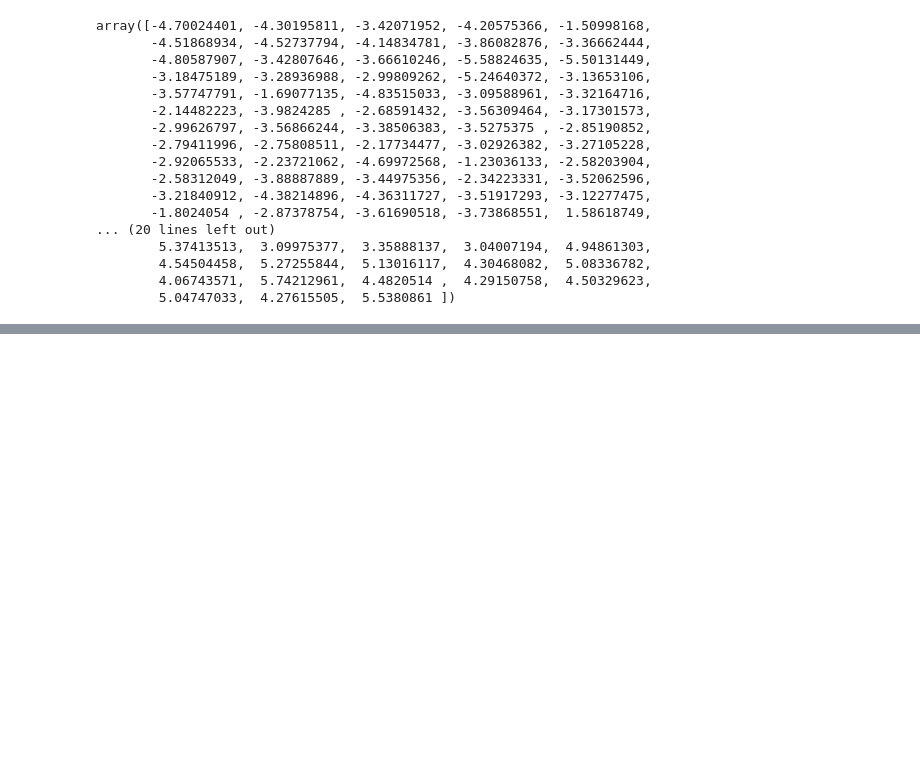
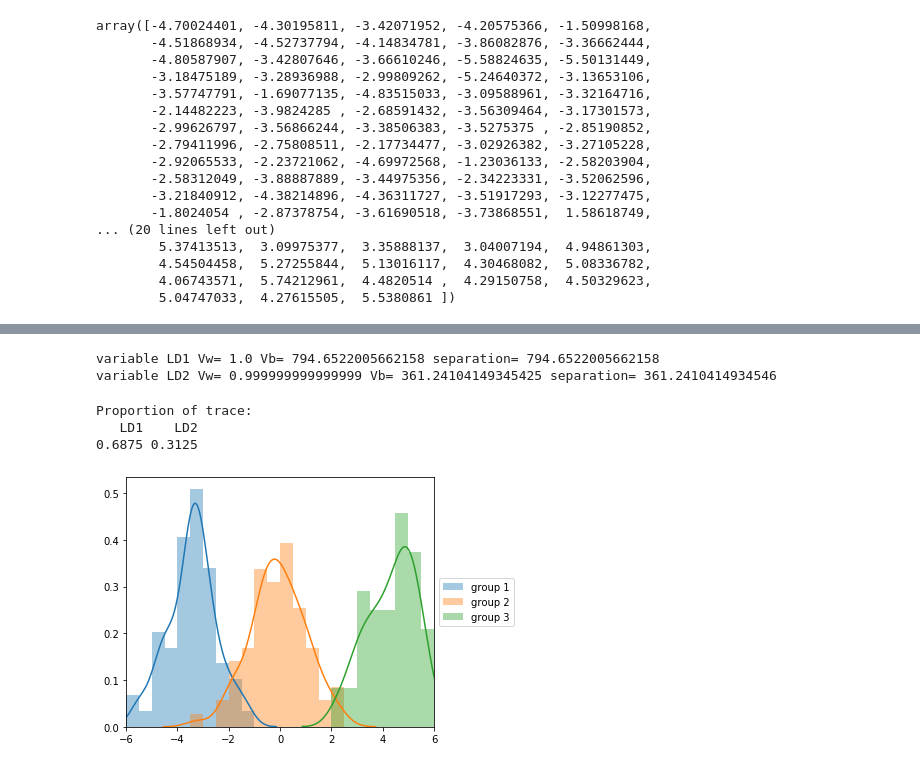
Before and after one commit to jklug34/Wine-sample-multivariate-analysis-python, a Jupyter notebook: multivariate_analysis_python.ipynb, the cells around one changed output, grey strips where cells are left out. Drawn from its saved outputs; the diff is of its cells as text; code cells hidden in the pictures; blank space fills up the shorter version.

```diff
--- a/multivariate_analysis_python.ipynb
+++ b/multivariate_analysis_python.ipynb
@@ -1014,3 +1039,22 @@ array([-4.70024401, -4.30195811, -3.42071952, -4.20575366, -1.50998168,
         4.54504458,  5.27255844,  5.13016117,  4.30468082,  5.08336782,
         4.06743571,  5.74212961,  4.4820514 ,  4.29150758,  4.50329623,
         5.04747033,  4.27615505,  5.5380861 ])
+# %%
+# calculate seperation achieved by each discriminant function
+# calculate the value of each discriminant function by
+# sub the values of the variables into the linear combination for the discriminant function and then scale
+def rpredict(lda, X, y, out=False):
+    ret = {"class": lda.predict(X),"posterior": pd.DataFrame(lda.predict_proba(X), columns=lda.classes_)}
+    ret["x"] = pd.DataFrame(lda.fit_transform(X, y))
+    ret["x"].columns = ["LD"+str(i+1) for i in range(ret["x"].shape[1])]
+    if out:
+        print("class")
+        print(ret["class"])
+        print()
+        print("posterior")
+        print(ret["posterior"])
+        print()
+        print("x")
+        print(ret["x"])
+    return ret
+lda_values = rpredict(lda, standardizedX, y, True)
@@ -1016,0 +1079,48 @@ array([-4.70024401, -4.30195811, -3.42071952, -4.20575366, -1.50998168,
+# %%
+# calc seperation (between groups var / within groups var)
+calcSeparations(lda_values["x"], y)
+# %% [output]
+variable LD1 Vw= 1.0 Vb= 794.6522005662158 separation= 794.6522005662158
+variable LD2 Vw= 0.999999999999999 Vb= 361.24104149345425 separation= 361.2410414934546
+# %%
+# sum of LD1 + LD2 = 1155.89
+# percent sep LD1 = 794/1155 = 0.68  or 68%
+# percent sep LD2 = 361/1155 = 0.31  or 31%
+def proportion_of_trace(lda):
+    ret = pd.DataFrame([round(i, 4) for i in lda.explained_variance_ratio_ if round(i, 4) > 0], columns=["ExplainedVariance"])
+    ret.index = ["LD"+str(i+1) for i in range(ret.shape[0])]
+    ret = ret.transpose()
+    print("Proportion of trace:")
+    print(ret.to_string(index=False))
+    return ret
+
+proportion_of_trace(LinearDiscriminantAnalysis(solver="eigen").fit(X, y));
+# %% [output]
+Proportion of trace:
+   LD1    LD2
+0.6875 0.3125
+# %%
+def ldahist(data, g, sep=False):
+    xmin = np.trunc(np.min(data)) - 1
+    xmax = np.trunc(np.max(data)) + 1
+    ncol = len(set(g))
+    binwidth = 0.5
+    bins=np.arange(xmin, xmax + binwidth, binwidth)
+    if sep:
+        fig, axl = plt.subplots(ncol, 1, sharey=True, sharex=True)
+    else:
+        fig, axl = plt.subplots(1, 1, sharey=True, sharex=True)
+        axl = [axl]*ncol
+    for ax, (group, gdata) in zip(axl, data.groupby(g)):
+        sns.distplot(gdata.values, bins, ax=ax, label="group "+str(group))
+        ax.set_xlim([xmin, xmax])
+        if sep:
+            ax.set_xlabel("group"+str(group))
+        else:
+            ax.legend(loc='center left', bbox_to_anchor=(1, 0.5))
+    plt.tight_layout()
+# %%
+# stacked histogram of 1st discriminant
+ldahist(lda_values["x"].LD1, y)
+# %% [output]
+[figure, added]
```
Also changed, not shown: parts of 5 cells of this notebook.
